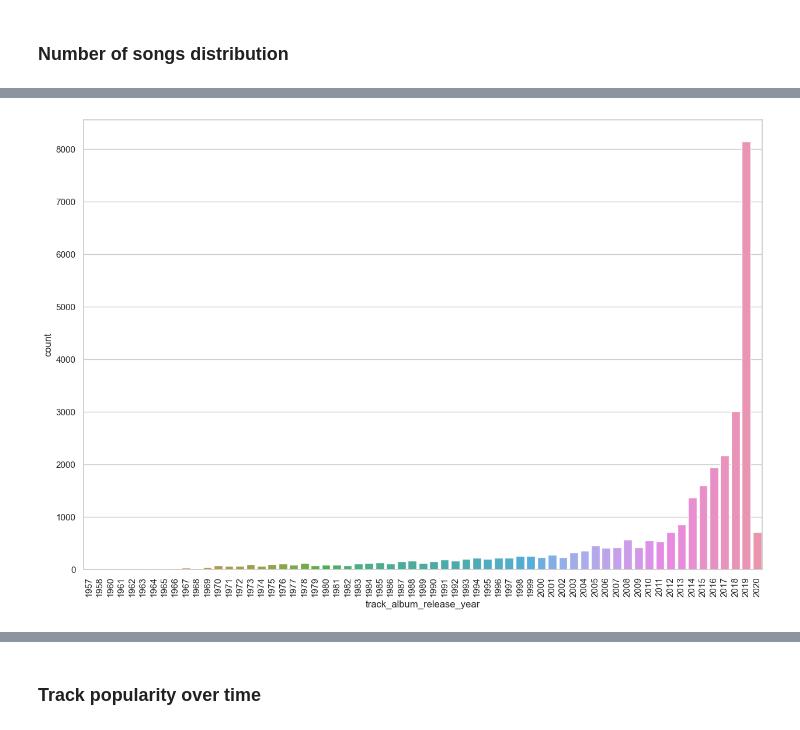
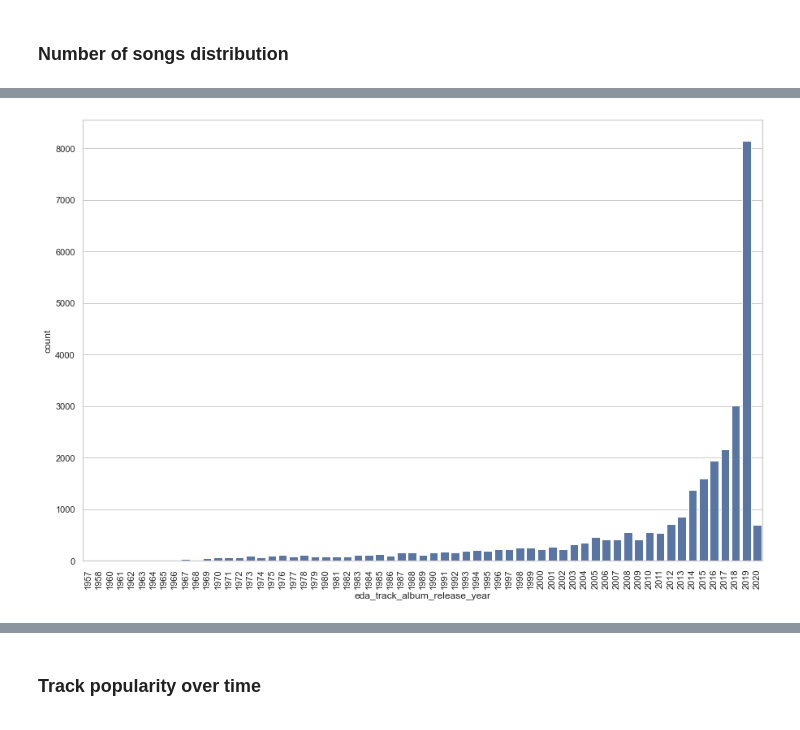
Before and after one commit to McGill-MMA-EnterpriseAnalytics/Spotify-Music, a Jupyter notebook: scratch/eda.ipynb, the cells around one changed output, grey strips where cells are left out. Cells and saved outputs as stored; diff of their text form; code cells hidden in the pictures.

```diff
--- a/scratch/eda.ipynb
+++ b/scratch/eda.ipynb
@@ -349,7 +352,7 @@ eda_day      1708
 dtype: int64
 # %%
 # create feature from track_album_release_date
-data['track_album_release_date'] = pd.to_datetime(data['track_album_release_date'])
+data['track_album_release_date'] = pd.to_datetime(data['track_album_release_date'], format="mixed")
 
 data['eda_track_album_release_year'] = data['track_album_release_date'].dt.year
 data['eda_track_album_release_month'] = data['track_album_release_date'].dt.month
@@ -368,12 +371,12 @@ data['eda_track_album_release_10_years'] = data['track_album_release_date'].dt.y
 # %%
 # plot number of songs released by year
 plt.figure(figsize=(15, 10))
-sns.countplot(x='track_album_release_year', data=data)
+sns.countplot(x='eda_track_album_release_year', data=data)
 plt.xticks(rotation=90)
 plt.show()
 # %% [output]
 [interactive output not drawn]
-[figure, old version]
+[figure, new version]
 # %%
 # plot number of songs released by month
 plt.figure(figsize=(15, 10))
```
Also changed, not shown: parts of 6 cells of this notebook.
